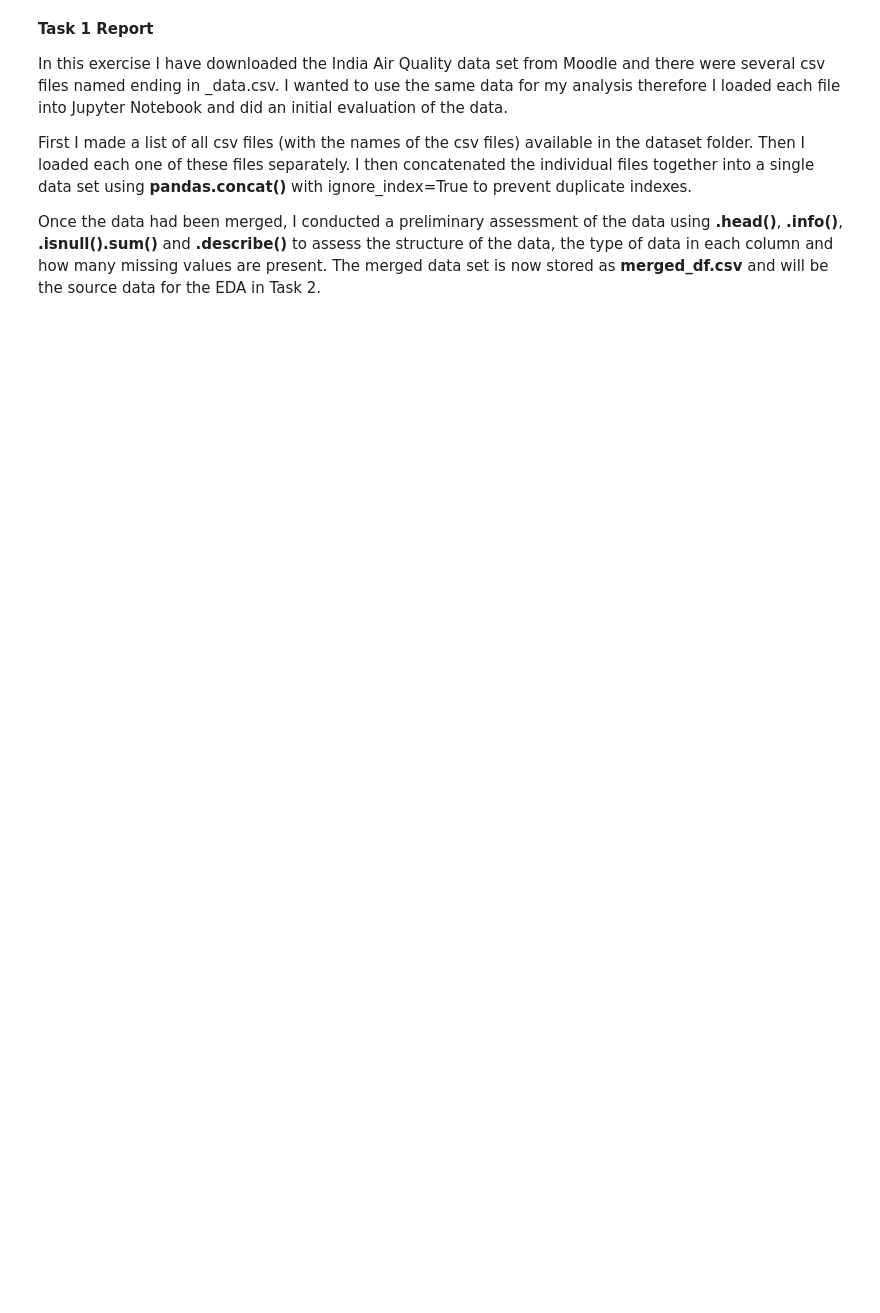
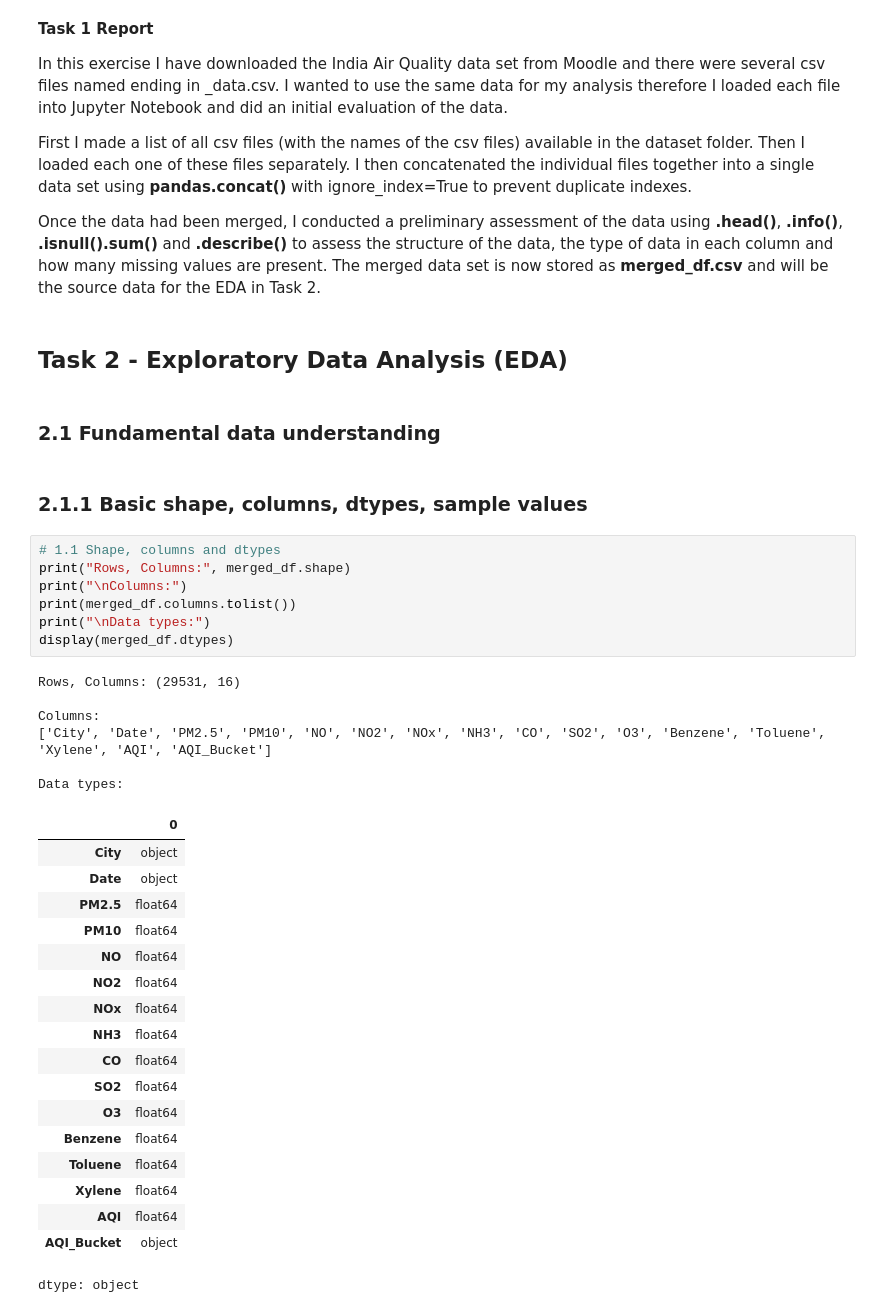
Before and after one commit to sagar4real/CMP7005-PRAC1, a Jupyter notebook: 01_data_handling.ipynb, the cells around one changed output. Cells and saved outputs as stored; diff of their text form; blank space fills up the shorter version.

```diff
--- a/01_data_handling.ipynb
+++ b/01_data_handling.ipynb
@@ -144,3 +150,41 @@ In this exercise I have downloaded the India Air Quality data set from Moodle an
 First I made a list of all csv files (with the names of the csv files) available in the dataset folder. Then I loaded each one of these files separately. I then concatenated the individual files together into a single data set using **pandas.concat()** with ignore_index=True to prevent duplicate indexes.
 
 Once the data had been merged, I conducted a preliminary assessment of the data using **.head()**, **.info()**, **.isnull().sum()** and **.describe()** to assess the structure of the data, the type of data in each column and how many missing values are present. The merged data set is now stored as **merged_df.csv** and will be the source data for the EDA in Task 2.
+# %% [markdown]
+## **Task 2 - Exploratory Data Analysis (EDA)**
+# %% [markdown]
+### **2.1 Fundamental data understanding**
+# %% [markdown]
+### **2.1.1 Basic shape, columns, dtypes, sample values**
+# %%
+# 1.1 Shape, columns and dtypes
+print("Rows, Columns:", merged_df.shape)
+print("\nColumns:")
+print(merged_df.columns.tolist())
+print("\nData types:")
+display(merged_df.dtypes)
+# %% [output]
+Rows, Columns: (29531, 16)
+
+Columns:
+['City', 'Date', 'PM2.5', 'PM10', 'NO', 'NO2', 'NOx', 'NH3', 'CO', 'SO2', 'O3', 'Benzene', 'Toluene', 'Xylene', 'AQI', 'AQI_Bucket']
+
+Data types:
+|  | 0 |
+| City | object |
+| Date | object |
+| PM2.5 | float64 |
+| PM10 | float64 |
+| NO | float64 |
+| NO2 | float64 |
+| NOx | float64 |
+| NH3 | float64 |
+| CO | float64 |
+| SO2 | float64 |
+| O3 | float64 |
+| Benzene | float64 |
+| Toluene | float64 |
+| Xylene | float64 |
+| AQI | float64 |
+| AQI_Bucket | object |
+dtype: object
```
Also changed, not shown: parts of 15 cells of this notebook.
